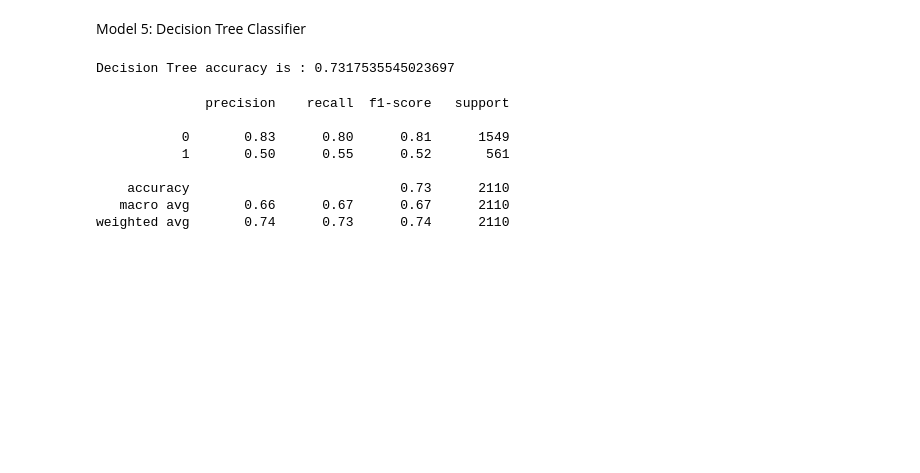
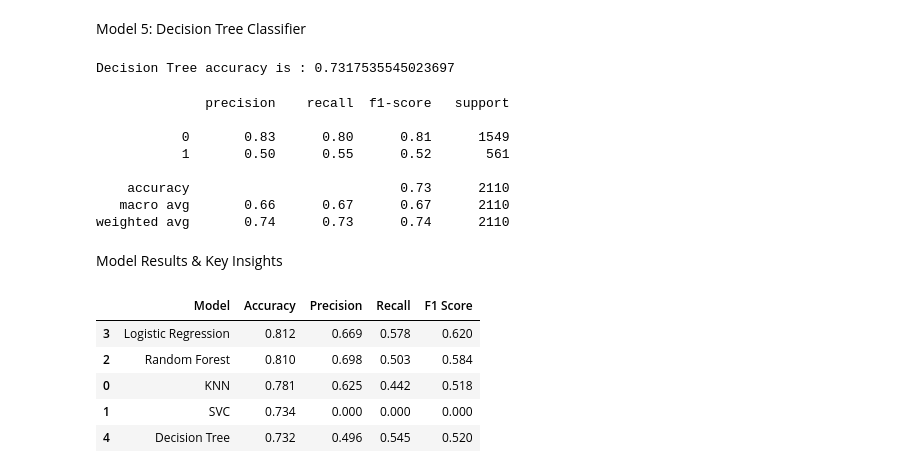
Before and after one commit to aalhadramteke/Customer-Churn-Prediction, a Jupyter notebook: main.ipynb, the cells around one changed output. Cells and saved outputs as stored; diff of their text form; code cells hidden in the pictures; blank space fills up the shorter version.

Commit message:
Model Results & Key Insights

```diff
--- a/main.ipynb
+++ b/main.ipynb
@@ -641,3 +641,36 @@ print(classification_report(Y_test, predictdt_y))
     accuracy                           0.73      2110
    macro avg       0.66      0.67      0.67      2110
 weighted avg       0.74      0.73      0.74      2110
+# %% [markdown]
+Model Results & Key Insights
+# %%
+model_results = {
+    "KNN": (Y_test, predicted_y, accuracy_knn),
+    "SVC": (Y_test, predict_Y, accuracy_svc),
+    "Random Forest": (Y_test, prediction_test, accuracy_score(Y_test, prediction_test)),
+    "Logistic Regression": (Y_test, predict_lr, accuracy_lr),
+    "Decision Tree": (Y_test, predictdt_y, accuracy_dt),
+}
+
+summary = []
+
+for model_name, (actual, predicted, accuracy) in model_results.items():
+    summary.append({
+        "Model": model_name,
+        "Accuracy": accuracy,
+        "Precision": precision_score(actual, predicted, zero_division=0),
+        "Recall": recall_score(actual, predicted, zero_division=0),
+        "F1 Score": f1_score(actual, predicted, zero_division=0)
+    })
+
+results_df = pd.DataFrame(summary).sort_values("Accuracy", ascending=False)
+display(results_df.round(3))
+
+best_model = results_df.iloc[0]
+# %% [output]
+|  | Model | Accuracy | Precision | Recall | F1 Score |
+| 3 | Logistic Regression | 0.812 | 0.669 | 0.578 | 0.620 |
+| 2 | Random Forest | 0.810 | 0.698 | 0.503 | 0.584 |
+| 0 | KNN | 0.781 | 0.625 | 0.442 | 0.518 |
+| 1 | SVC | 0.734 | 0.000 | 0.000 | 0.000 |
+| 4 | Decision Tree | 0.732 | 0.496 | 0.545 | 0.520 |
```
Also changed, not shown: parts of 1 cell of this notebook.
